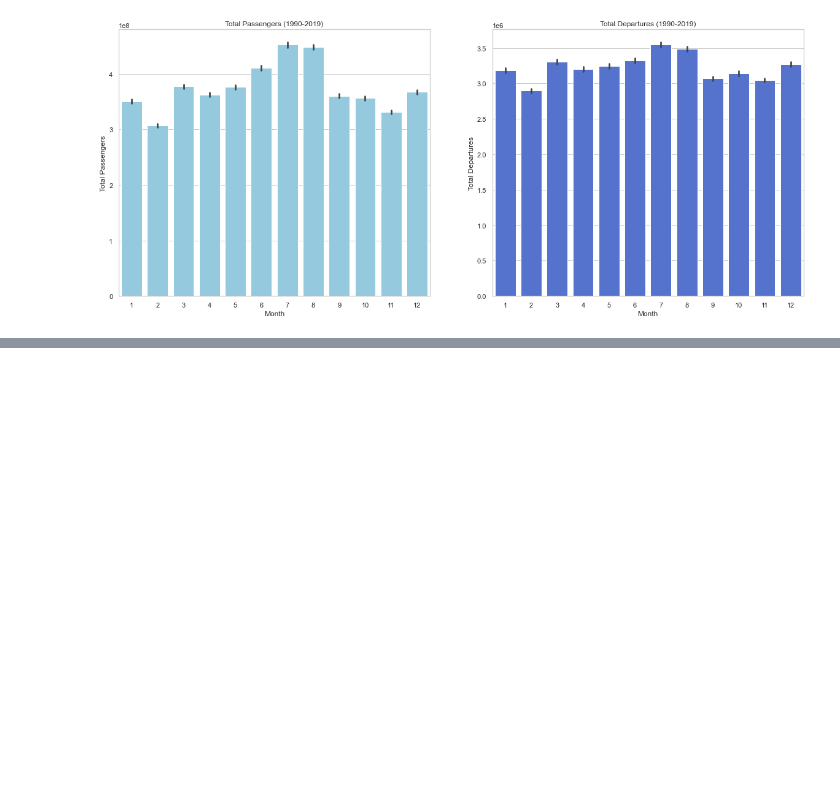
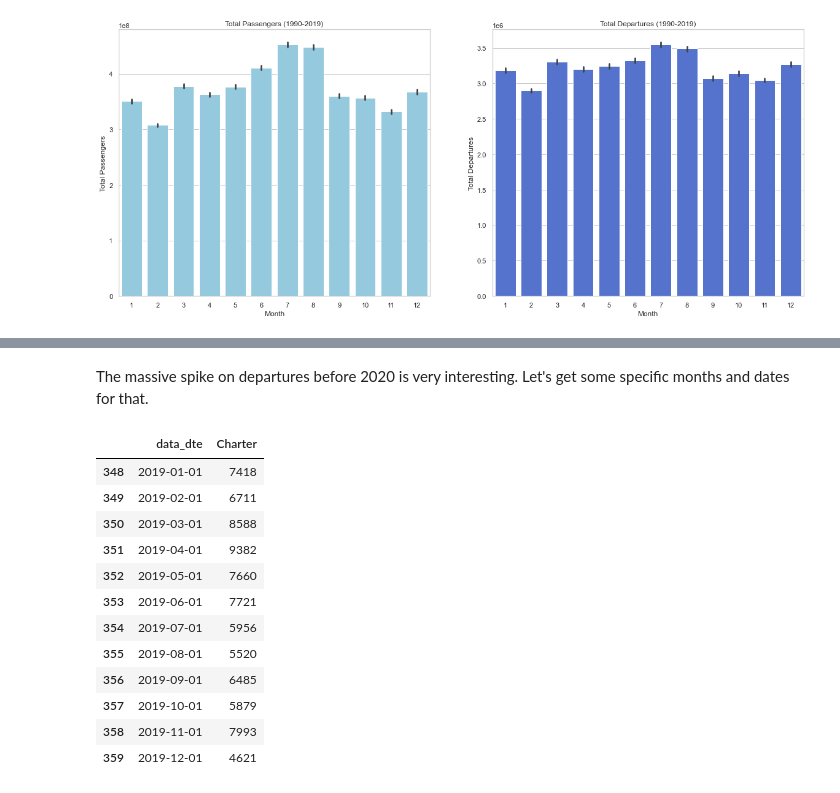
Before and after one commit to GregBone/Portfolio, a Jupyter notebook: Airline Traffic EDA.ipynb, the cells around one changed output, grey strips where cells are left out. Saved outputs shown, nothing was run; the diff lists cells and outputs as text; code cells hidden in the pictures; blank space fills up the shorter version.

```diff
--- a/Airline Traffic EDA.ipynb
+++ b/Airline Traffic EDA.ipynb
@@ -310,0 +344,18 @@ June, July, and August are the most popular months to travel, followed by the ho
+# %% [markdown]
+The massive spike on departures before 2020 is very interesting. Let's get some specific months and dates for that.
+# %%
+dts.loc[dts.data_dte.dt.year == 2019,['data_dte','Charter']]
+# %% [output]
+|  | data_dte | Charter |
+| 348 | 2019-01-01 | 7418 |
+| 349 | 2019-02-01 | 6711 |
+| 350 | 2019-03-01 | 8588 |
+| 351 | 2019-04-01 | 9382 |
+| 352 | 2019-05-01 | 7660 |
+| 353 | 2019-06-01 | 7721 |
+| 354 | 2019-07-01 | 5956 |
+| 355 | 2019-08-01 | 5520 |
+| 356 | 2019-09-01 | 6485 |
+| 357 | 2019-10-01 | 5879 |
+| 358 | 2019-11-01 | 7993 |
+| 359 | 2019-12-01 | 4621 |
```
Also changed, not shown: parts of 12 cells of this notebook.
